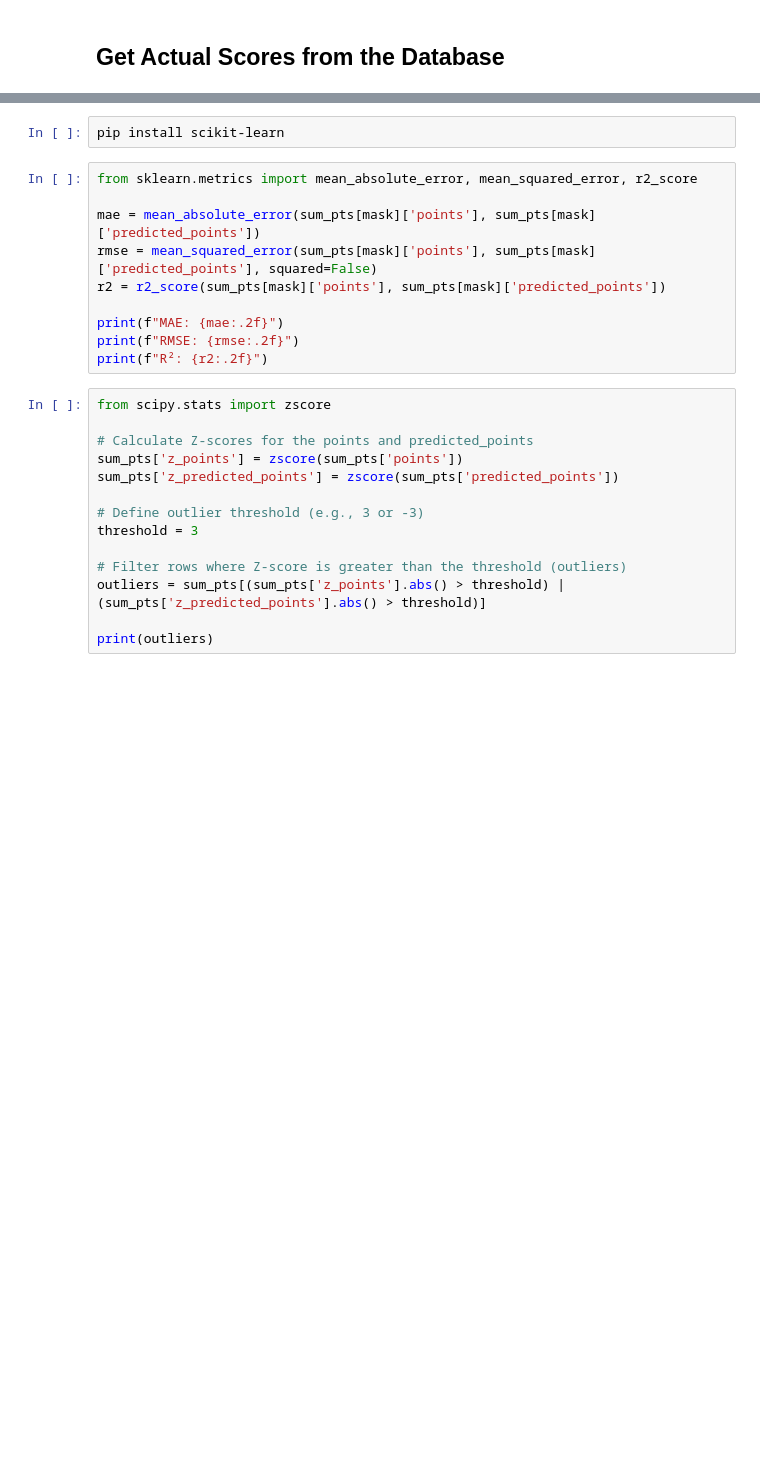
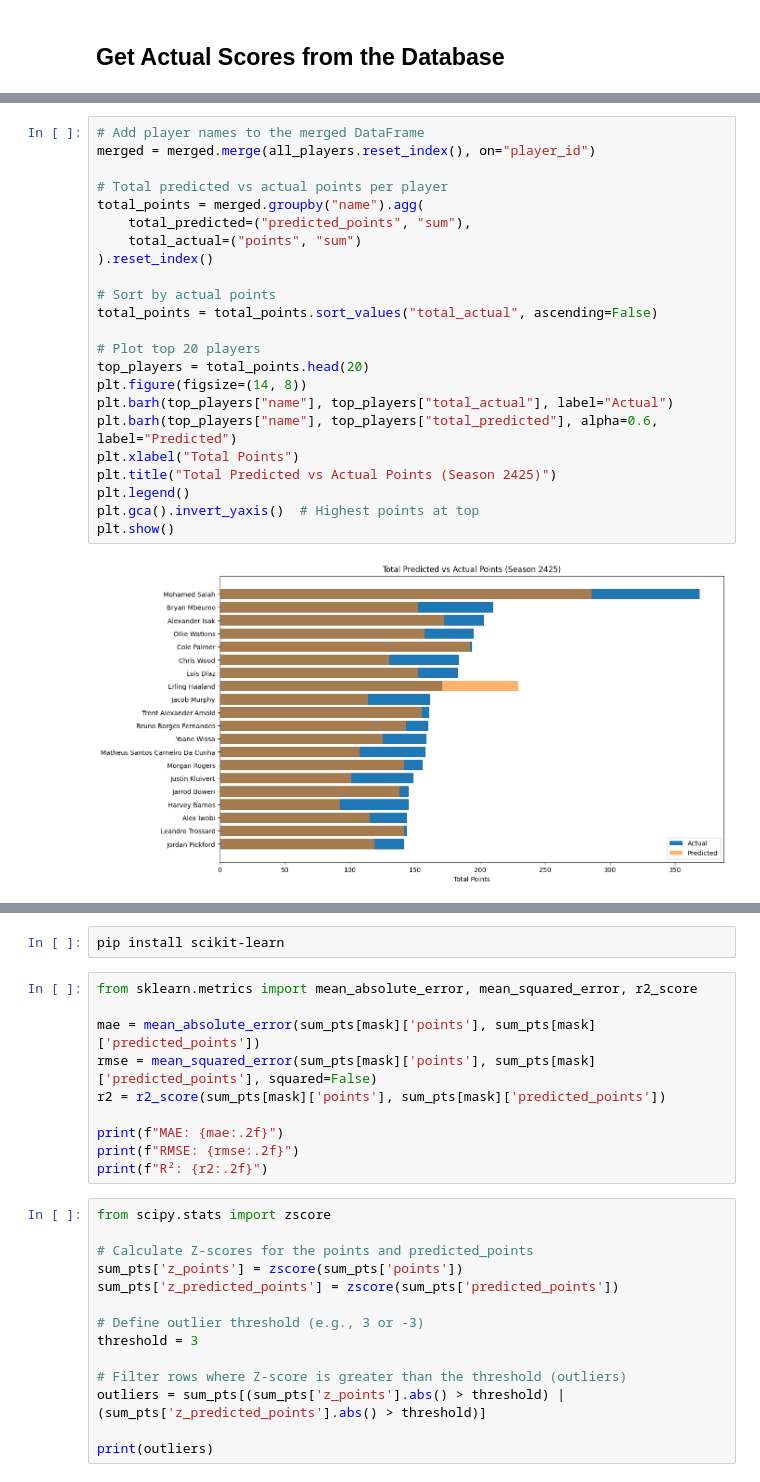
Before and after one commit to negmeme2001/AIrsenal, a Jupyter notebook: notebooks/player_scores_vs_predictions.ipynb, the cells around one changed output, grey strips where cells are left out. Saved outputs shown, nothing was run; the diff lists cells and outputs as text; blank space fills up the shorter version.

```diff
--- a/notebooks/player_scores_vs_predictions.ipynb
+++ b/notebooks/player_scores_vs_predictions.ipynb
@@ -297,0 +260,25 @@ sum_pts[mask].sort_values(by="points",  ascending=False).head(30)
+# %%
+# Add player names to the merged DataFrame
+merged = merged.merge(all_players.reset_index(), on="player_id")
+
+# Total predicted vs actual points per player
+total_points = merged.groupby("name").agg(
+    total_predicted=("predicted_points", "sum"),
+    total_actual=("points", "sum")
+).reset_index()
+
+# Sort by actual points
+total_points = total_points.sort_values("total_actual", ascending=False)
+
+# Plot top 20 players
+top_players = total_points.head(20)
+plt.figure(figsize=(14, 8))
+plt.barh(top_players["name"], top_players["total_actual"], label="Actual")
+plt.barh(top_players["name"], top_players["total_predicted"], alpha=0.6, label="Predicted")
+plt.xlabel("Total Points")
+plt.title("Total Predicted vs Actual Points (Season 2425)")
+plt.legend()
+plt.gca().invert_yaxis()  # Highest points at top
+plt.show()
+# %% [output]
+[figure, added]
```
Also changed, not shown: parts of 50 cells of this notebook, 1 other file.
